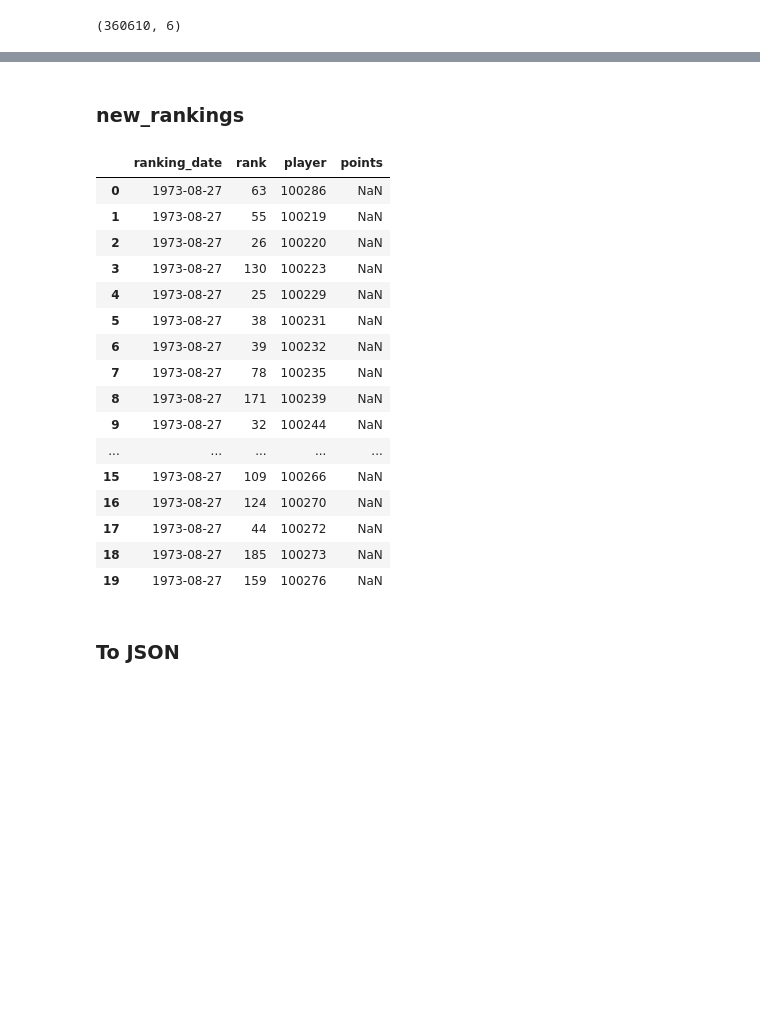
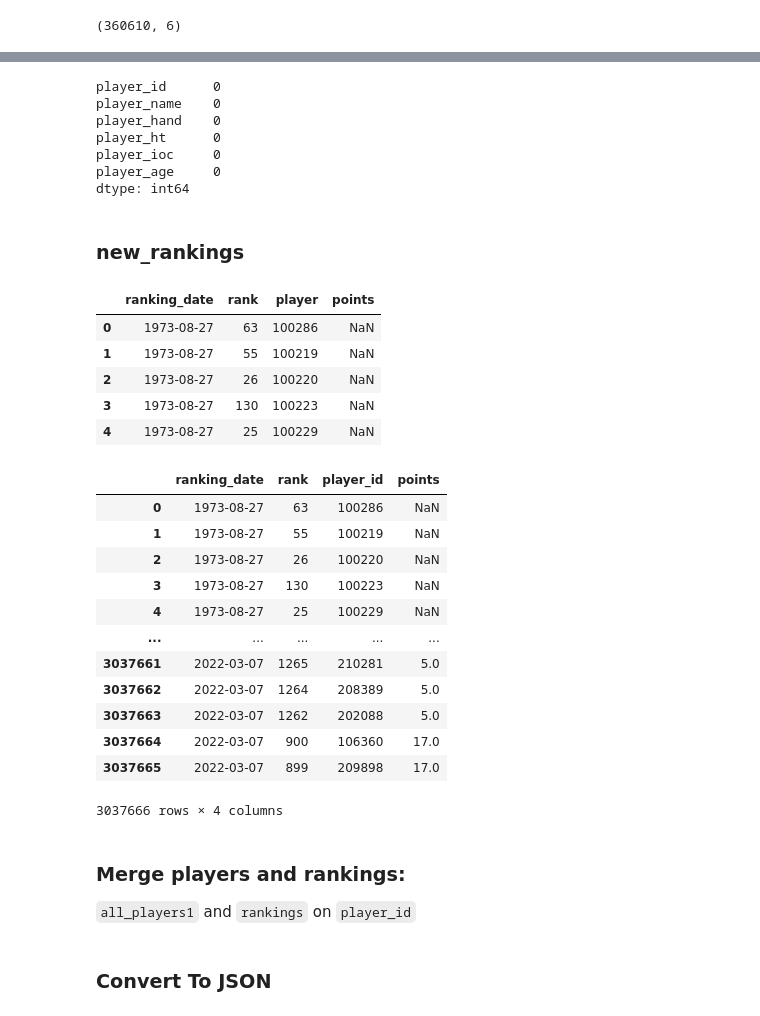
Before and after one commit to julieher/project_folder, a Jupyter notebook: players_ETL.ipynb, the cells around one changed output, grey strips where cells are left out. Cells and saved outputs as stored; diff of their text form; code cells hidden in the pictures; blank space fills up the shorter version.

```diff
--- a/players_ETL.ipynb
+++ b/players_ETL.ipynb
@@ -215,30 +229,49 @@ new_all_players
+# %%
+all_players1.isnull().sum()
+# %% [output]
+player_id      0
+player_name    0
+player_hand    0
+player_ht      0
+player_ioc     0
+player_age     0
+dtype: int64
 # %% [markdown]
 ### new_rankings
 # %%
 file_path = "Resources/new_rankings.csv"
 
 rankings_df = pd.read_csv(file_path)
-rankings_df.head(20)
+rankings_df.head(5)
 # %% [output]
 |  | ranking_date | rank | player | points |
 | 0 | 1973-08-27 | 63 | 100286 | NaN |
 | 1 | 1973-08-27 | 55 | 100219 | NaN |
 | 2 | 1973-08-27 | 26 | 100220 | NaN |
 | 3 | 1973-08-27 | 130 | 100223 | NaN |
 | 4 | 1973-08-27 | 25 | 100229 | NaN |
-| 5 | 1973-08-27 | 38 | 100231 | NaN |
-| 6 | 1973-08-27 | 39 | 100232 | NaN |
-| 7 | 1973-08-27 | 78 | 100235 | NaN |
-| 8 | 1973-08-27 | 171 | 100239 | NaN |
-| 9 | 1973-08-27 | 32 | 100244 | NaN |
-| ... | ... | ... | ... | ... |
-| 15 | 1973-08-27 | 109 | 100266 | NaN |
-| 16 | 1973-08-27 | 124 | 100270 | NaN |
-| 17 | 1973-08-27 | 44 | 100272 | NaN |
-| 18 | 1973-08-27 | 185 | 100273 | NaN |
-| 19 | 1973-08-27 | 159 | 100276 | NaN |
+# %%
+rankings = rankings_df.rename(columns={"player": "player_id"})
+rankings
+# %% [output]
+|  | ranking_date | rank | player_id | points |
+| 0 | 1973-08-27 | 63 | 100286 | NaN |
+| 1 | 1973-08-27 | 55 | 100219 | NaN |
+| 2 | 1973-08-27 | 26 | 100220 | NaN |
+| 3 | 1973-08-27 | 130 | 100223 | NaN |
+| 4 | 1973-08-27 | 25 | 100229 | NaN |
+| ... | ... | ... | ... | ... |
+| 3037661 | 2022-03-07 | 1265 | 210281 | 5.0 |
+| 3037662 | 2022-03-07 | 1264 | 208389 | 5.0 |
+| 3037663 | 2022-03-07 | 1262 | 202088 | 5.0 |
+| 3037664 | 2022-03-07 | 900 | 106360 | 17.0 |
+| 3037665 | 2022-03-07 | 899 | 209898 | 17.0 |
+3037666 rows × 4 columns
+# %% [markdown]
+### Merge players and rankings:
+`all_players1` and `rankings` on `player_id`
 # %% [markdown]
-### To JSON
+### Convert To JSON
 # %%
 #newdf = df.to_json(orient="records")
 #newdf
```
Also changed, not shown: parts of 6 cells of this notebook, 4 other files.
